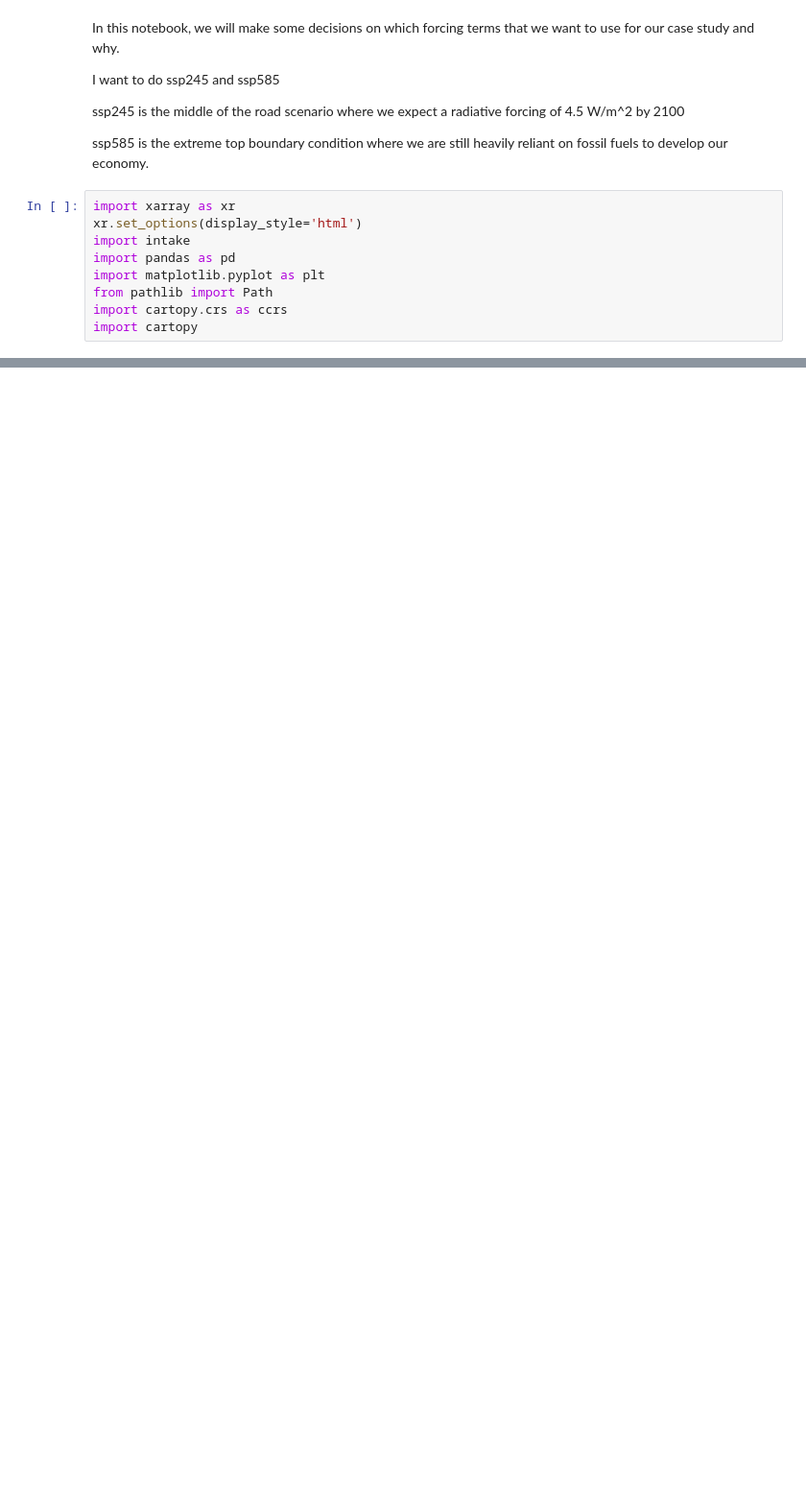
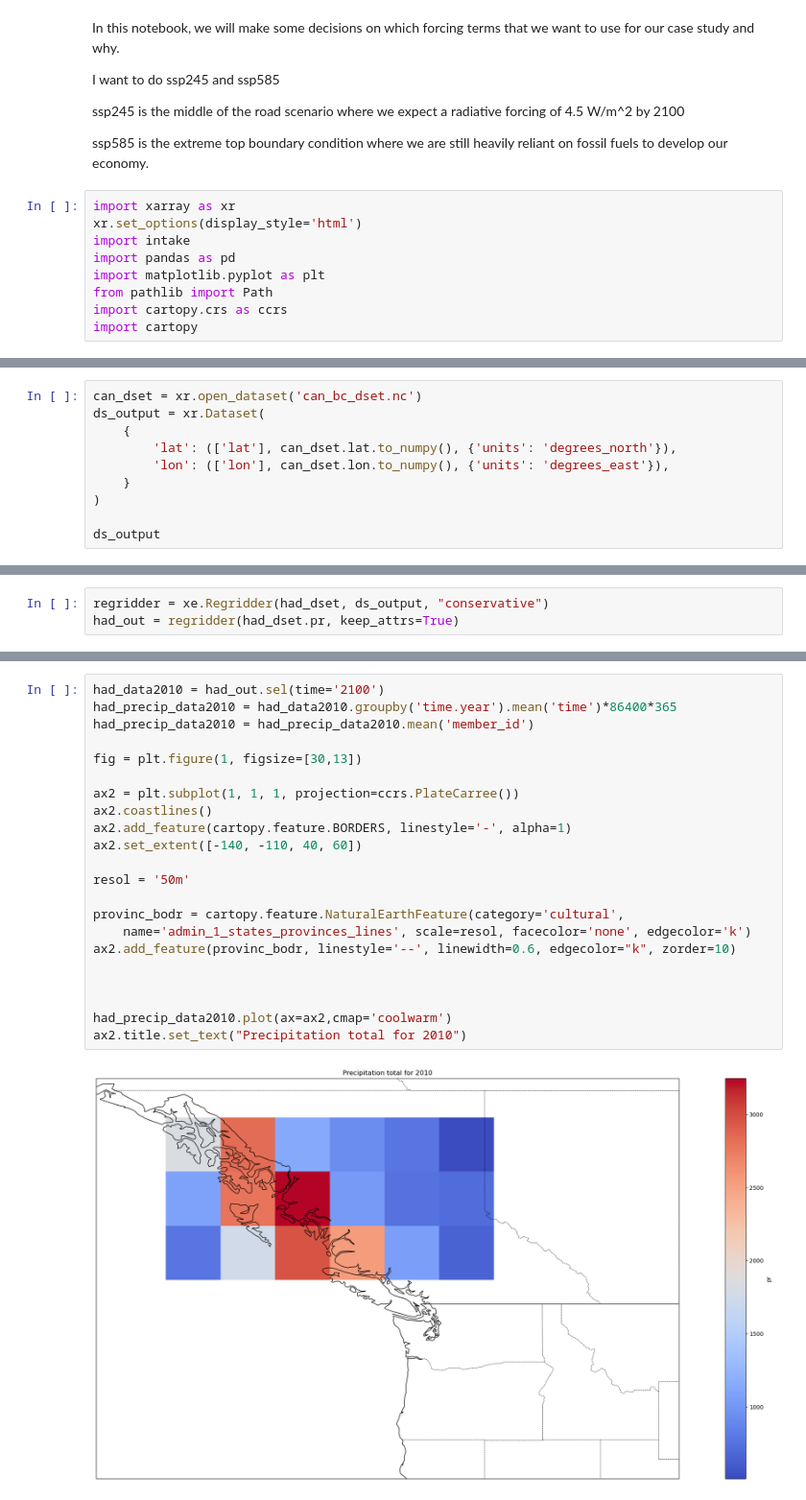
Before and after one commit to BenFarris18/Directed__Studies, a Jupyter notebook: Projected_Data.ipynb, the cells around one changed output, grey strips where cells are left out. Shown at 96% size. Drawn from its saved outputs; the diff is of its cells as text; blank space fills up the shorter version.

```diff
--- a/Projected_Data.ipynb
+++ b/Projected_Data.ipynb
@@ -135,0 +101,10 @@ test.pr.plot()
+# %%
+can_dset = xr.open_dataset('can_bc_dset.nc')
+ds_output = xr.Dataset(
+    {
+        'lat': (['lat'], can_dset.lat.to_numpy(), {'units': 'degrees_north'}),
+        'lon': (['lon'], can_dset.lon.to_numpy(), {'units': 'degrees_east'}),
+    }
+)
+
+ds_output
@@ -135,0 +119,3 @@ test.pr.plot()
+# %%
+regridder = xe.Regridder(had_dset, ds_output, "conservative")
+had_out = regridder(had_dset.pr, keep_attrs=True)
@@ -135,0 +150,24 @@ test.pr.plot()
+# %%
+had_data2010 = had_out.sel(time='2100')
+had_precip_data2010 = had_data2010.groupby('time.year').mean('time')*86400*365
+had_precip_data2010 = had_precip_data2010.mean('member_id')
+
+fig = plt.figure(1, figsize=[30,13])
+
+ax2 = plt.subplot(1, 1, 1, projection=ccrs.PlateCarree())
+ax2.coastlines()
+ax2.add_feature(cartopy.feature.BORDERS, linestyle='-', alpha=1)
+ax2.set_extent([-140, -110, 40, 60])
+
+resol = '50m'
+
+provinc_bodr = cartopy.feature.NaturalEarthFeature(category='cultural',
+    name='admin_1_states_provinces_lines', scale=resol, facecolor='none', edgecolor='k')
+ax2.add_feature(provinc_bodr, linestyle='--', linewidth=0.6, edgecolor="k", zorder=10)
+
+
+
+had_precip_data2010.plot(ax=ax2,cmap='coolwarm')
+ax2.title.set_text("Precipitation total for 2010")
+# %% [output]
+[figure, added]
```
Also changed, not shown: parts of 18 cells of this notebook, 1 other file.
